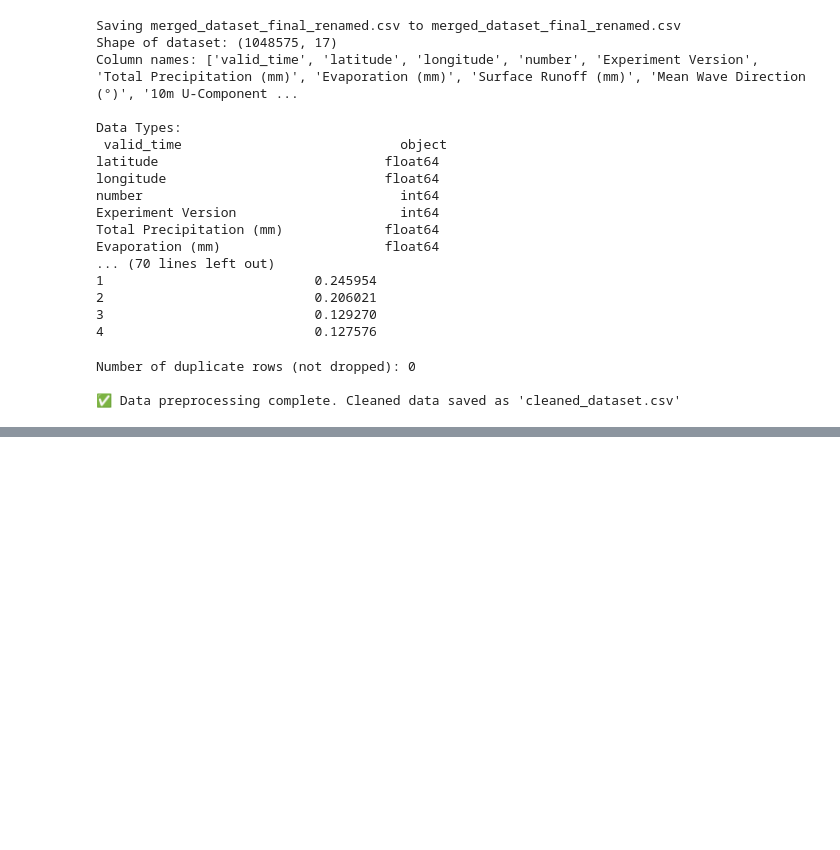
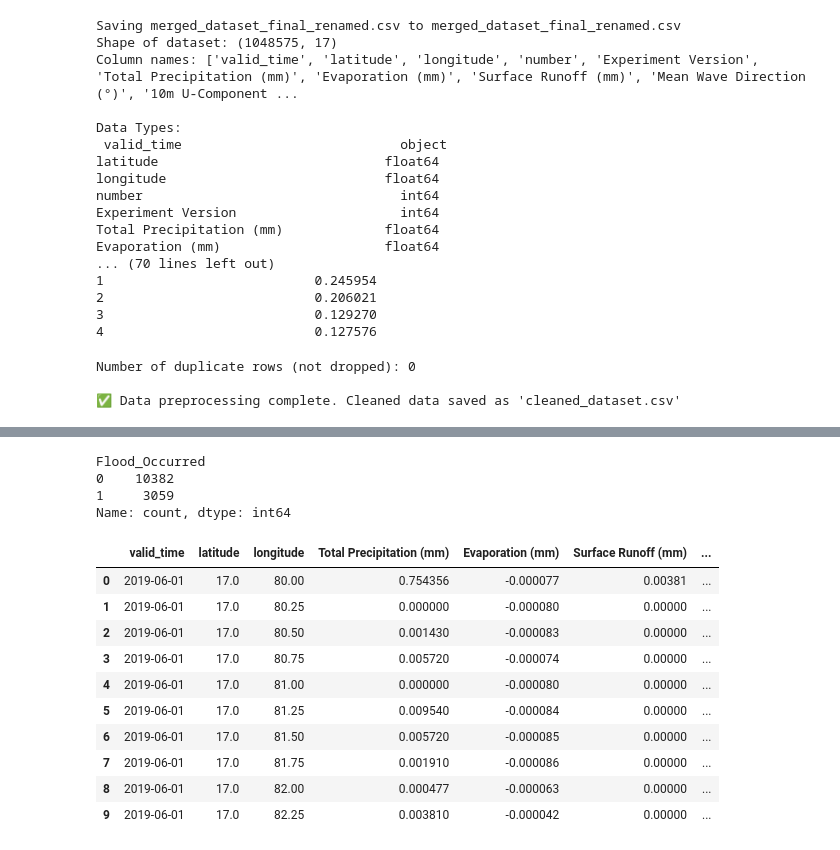
Before and after one commit to Shelly10-10/flood_prediction, a Jupyter notebook: disaster.ipynb, the cells around one changed output, grey strips where cells are left out. Cells and saved outputs as stored; diff of their text form; code cells hidden in the pictures; blank space fills up the shorter version.

```diff
--- a/disaster.ipynb
+++ b/disaster.ipynb
@@ -87,0 +104,2 @@ files.download('cleaned_dataset.csv')
+# %%
+df['valid_time'] = pd.to_datetime(df['valid_time'], dayfirst=True)
@@ -87,0 +127,56 @@ files.download('cleaned_dataset.csv')
+# %%
+df_daily.fillna({
+    'Total Precipitation (mm)': 0,
+    'Evaporation (mm)': df_daily['Evaporation (mm)'].mean(),
+    'Surface Runoff (mm)': 0,
+    'Mean Wave Direction (°)': df_daily['Mean Wave Direction (°)'].mean(),
+    '10m U-Component of Wind (m/s)': df_daily['10m U-Component of Wind (m/s)'].mean(),
+    '10m V-Component of Wind (m/s)': df_daily['10m V-Component of Wind (m/s)'].mean(),
+    '2m Temperature': df_daily['2m Temperature'].mean(),
+    'Mean Sea Level (°C)': df_daily['Mean Sea Level (°C)'].mean(),
+    'Sea Surface Temperature (°C)': df_daily['Sea Surface Temperature (°C)'].mean(),
+    'Soil Temperature Level 1 (°C)': df_daily['Soil Temperature Level 1 (°C)'].mean(),
+    'Soil Type': df_daily['Soil Type'].mode()[0],
+    'Soil Water Volume Level 1 (m³/m³)': df_daily['Soil Water Volume Level 1 (m³/m³)'].mean()
+}, inplace=True)
+# %%
+precip_high = df_daily['Total Precipitation (mm)'] > df['Total Precipitation (mm)'].quantile(0.75)
+runoff_high = df_daily['Surface Runoff (mm)'] > df['Surface Runoff (mm)'].quantile(0.75)
+evap_low = df_daily['Evaporation (mm)'] < df['Evaporation (mm)'].quantile(0.25)
+soil_saturated = df_daily['Soil Water Volume Level 1 (m³/m³)'] > 0.22
+bad_soil = df_daily['Soil Type'].isin([3, 4, 5])  # modify based on your soil legend
+wind_active = (abs(df_daily['10m U-Component of Wind (m/s)']) > 2) | (abs(df['10m V-Component of Wind (m/s)']) > 2)
+sea_warm = df_daily['Sea Surface Temperature (°C)'] > df['Sea Surface Temperature (°C)'].quantile(0.75)
+# %%
+df_daily['Flood_Occurred'] = (
+    (
+        precip_high & runoff_high & soil_saturated
+    ) |
+    (
+        precip_high & evap_low & bad_soil
+    ) |
+    (
+        runoff_high & wind_active & sea_warm
+    )
+).astype(int)
+# %%
+print(df_daily['Flood_Occurred'].value_counts())
+# %% [output]
+Flood_Occurred
+0    10382
+1     3059
+Name: count, dtype: int64
+# %%
+df_daily.head(10)
+# %% [output]
+|  | valid_time | latitude | longitude | Total Precipitation (mm) | Evaporation (mm) | Surface Runoff (mm) | ... |
+| 0 | 2019-06-01 | 17.0 | 80.00 | 0.754356 | -0.000077 | 0.00381 | ... |
+| 1 | 2019-06-01 | 17.0 | 80.25 | 0.000000 | -0.000080 | 0.00000 | ... |
+| 2 | 2019-06-01 | 17.0 | 80.50 | 0.001430 | -0.000083 | 0.00000 | ... |
+| 3 | 2019-06-01 | 17.0 | 80.75 | 0.005720 | -0.000074 | 0.00000 | ... |
+| 4 | 2019-06-01 | 17.0 | 81.00 | 0.000000 | -0.000080 | 0.00000 | ... |
+| 5 | 2019-06-01 | 17.0 | 81.25 | 0.009540 | -0.000084 | 0.00000 | ... |
+| 6 | 2019-06-01 | 17.0 | 81.50 | 0.005720 | -0.000085 | 0.00000 | ... |
+| 7 | 2019-06-01 | 17.0 | 81.75 | 0.001910 | -0.000086 | 0.00000 | ... |
+| 8 | 2019-06-01 | 17.0 | 82.00 | 0.000477 | -0.000063 | 0.00000 | ... |
+| 9 | 2019-06-01 | 17.0 | 82.25 | 0.003810 | -0.000042 | 0.00000 | ... |
```
Also changed, not shown: parts of 5 cells of this notebook.
